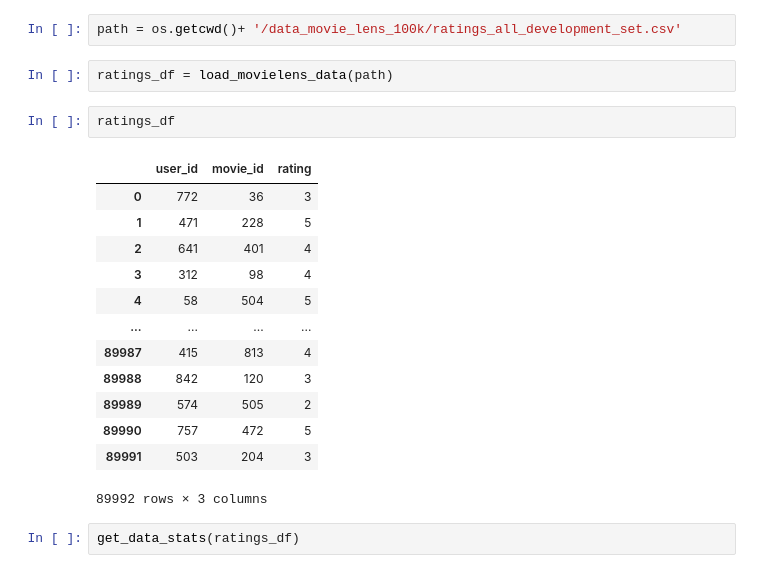
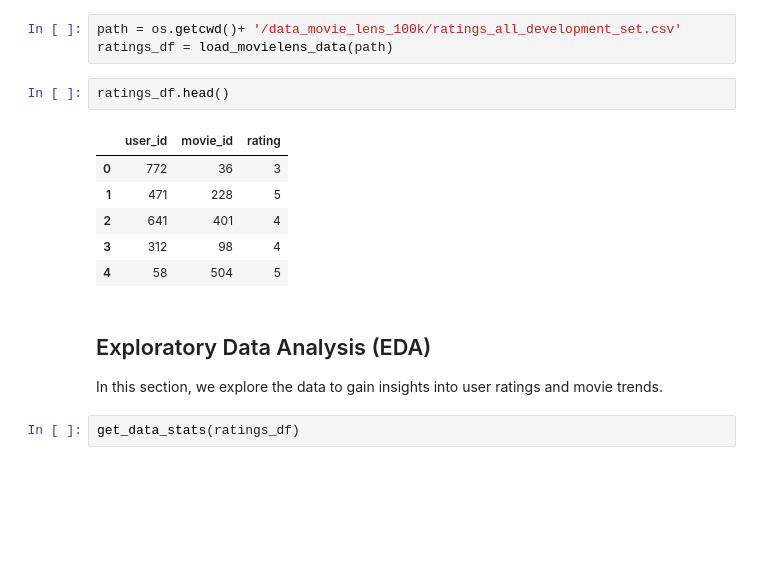
Before and after one commit to hyunsule3/cs-135-ML, a Jupyter notebook: Project B scribbles.ipynb, the cells around one changed output. Cells and saved outputs as stored; diff of their text form; blank space fills up the shorter version.

Commit message:
Project B: MovieLens Data Analysis

```diff
--- a/Project B scribbles.ipynb
+++ b/Project B scribbles.ipynb
@@ -106,24 +103,20 @@ def get_data_stats(ratings_df):
     return stats
 # %%
 path = os.getcwd()+ '/data_movie_lens_100k/ratings_all_development_set.csv'
+ratings_df = load_movielens_data(path)
-# %%
-ratings_df = load_movielens_data(path)
 # %%
-ratings_df
+ratings_df.head()
 # %% [output]
 |  | user_id | movie_id | rating |
 | 0 | 772 | 36 | 3 |
 | 1 | 471 | 228 | 5 |
 | 2 | 641 | 401 | 4 |
 | 3 | 312 | 98 | 4 |
 | 4 | 58 | 504 | 5 |
-| ... | ... | ... | ... |
-| 89987 | 415 | 813 | 4 |
-| 89988 | 842 | 120 | 3 |
-| 89989 | 574 | 505 | 2 |
-| 89990 | 757 | 472 | 5 |
-| 89991 | 503 | 204 | 3 |
-89992 rows × 3 columns
+# %% [markdown]
+## Exploratory Data Analysis (EDA)
+
+In this section, we explore the data to gain insights into user ratings and movie trends.
 # %%
 get_data_stats(ratings_df)
 # %% [output]
```
Also changed, not shown: parts of 28 cells of this notebook, 7 other files.
